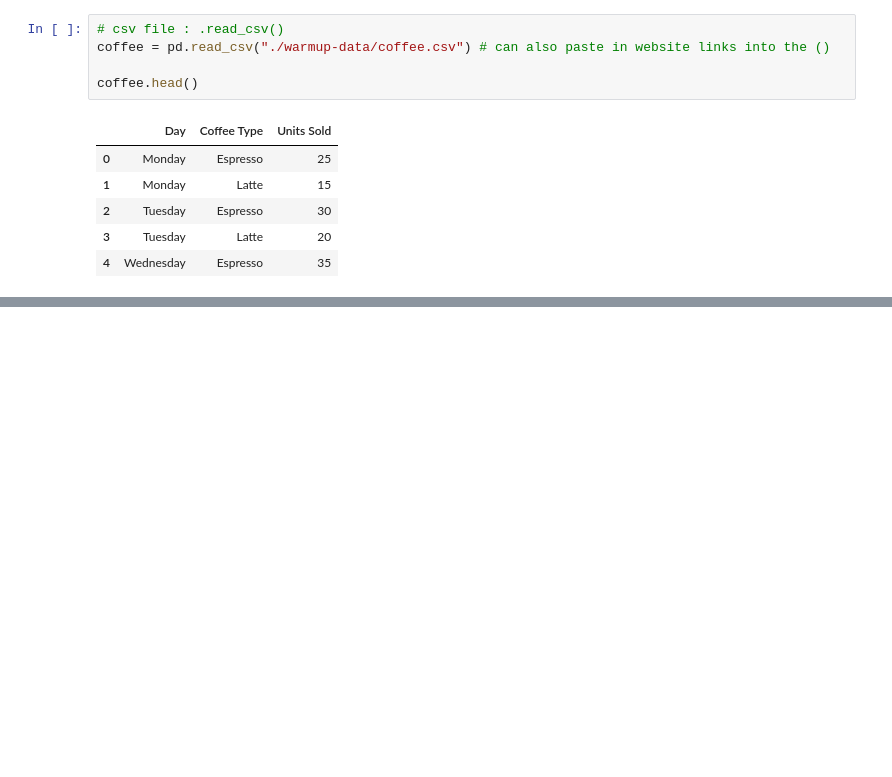
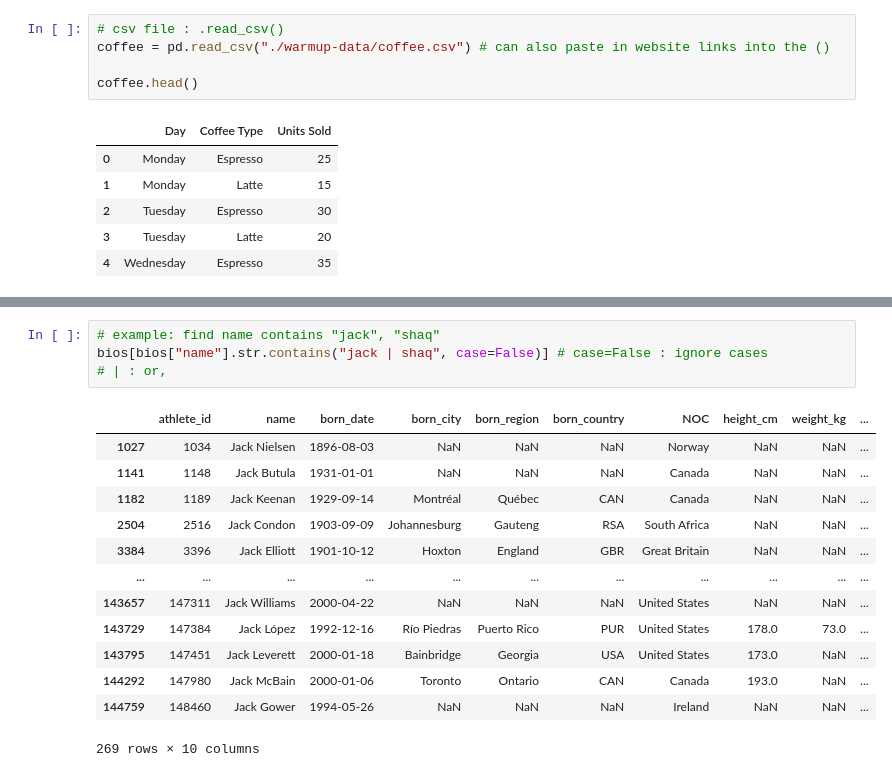
Before and after one commit to nava128/pandas-nava2-Nov2026, a Jupyter notebook: learn-pandas.ipynb, the cells around one changed output, grey strips where cells are left out. Drawn from its saved outputs; the diff is of its cells as text; blank space fills up the shorter version.

```diff
--- a/learn-pandas.ipynb
+++ b/learn-pandas.ipynb
@@ -90,0 +369,18 @@ coffee.head()
+# %%
+# example: find name contains "jack", "shaq"
+bios[bios["name"].str.contains("jack | shaq", case=False)] # case=False : ignore cases
+# | : or,
+# %% [output]
+|  | athlete_id | name | born_date | born_city | born_region | born_country | NOC | height_cm | weight_kg | ... |
+| 1027 | 1034 | Jack Nielsen | 1896-08-03 | NaN | NaN | NaN | Norway | NaN | NaN | ... |
+| 1141 | 1148 | Jack Butula | 1931-01-01 | NaN | NaN | NaN | Canada | NaN | NaN | ... |
+| 1182 | 1189 | Jack Keenan | 1929-09-14 | Montréal | Québec | CAN | Canada | NaN | NaN | ... |
+| 2504 | 2516 | Jack Condon | 1903-09-09 | Johannesburg | Gauteng | RSA | South Africa | NaN | NaN | ... |
+| 3384 | 3396 | Jack Elliott | 1901-10-12 | Hoxton | England | GBR | Great Britain | NaN | NaN | ... |
+| ... | ... | ... | ... | ... | ... | ... | ... | ... | ... | ... |
+| 143657 | 147311 | Jack Williams | 2000-04-22 | NaN | NaN | NaN | United States | NaN | NaN | ... |
+| 143729 | 147384 | Jack López | 1992-12-16 | Río Piedras | Puerto Rico | PUR | United States | 178.0 | 73.0 | ... |
+| 143795 | 147451 | Jack Leverett | 2000-01-18 | Bainbridge | Georgia | USA | United States | 173.0 | NaN | ... |
+| 144292 | 147980 | Jack McBain | 2000-01-06 | Toronto | Ontario | CAN | Canada | 193.0 | NaN | ... |
+| 144759 | 148460 | Jack Gower | 1994-05-26 | NaN | NaN | NaN | Ireland | NaN | NaN | ... |
+269 rows × 10 columns
```
Also changed, not shown: parts of 27 cells of this notebook.
